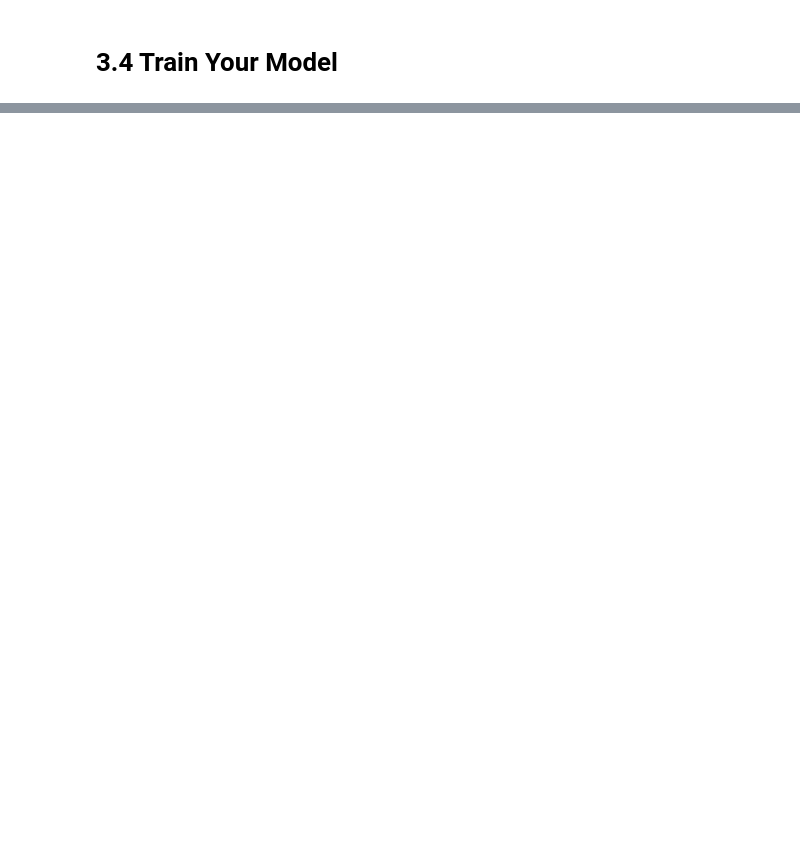
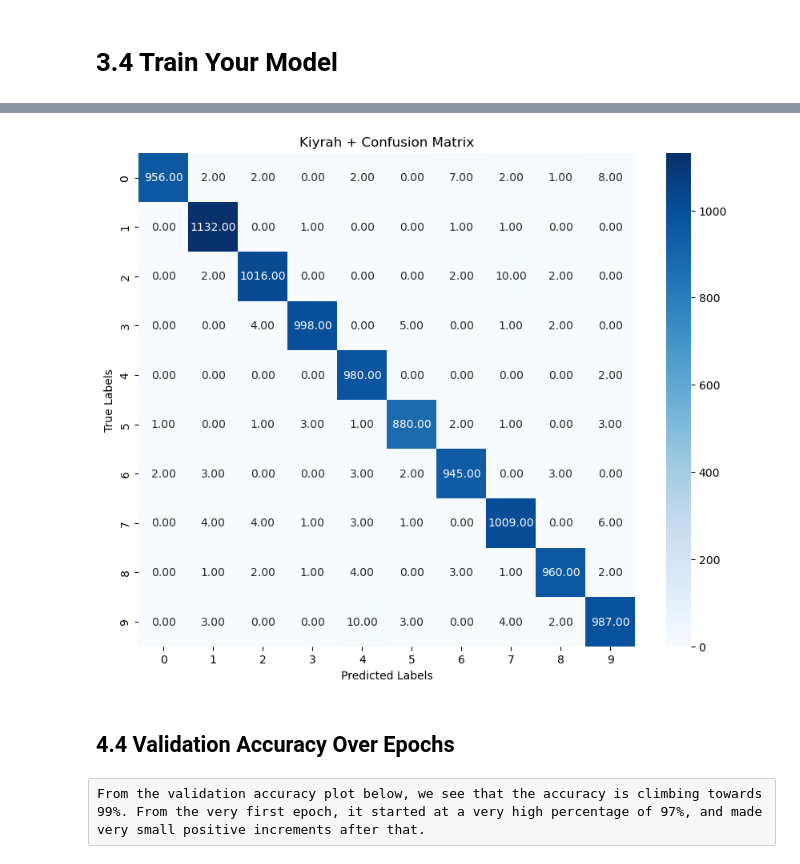
Before and after one commit to KiyrahKeith/CS457_Lab6, a Jupyter notebook: Kiyrah_Keith_Lab6.ipynb, the cells around one changed output, grey strips where cells are left out. Drawn from its saved outputs; the diff is of its cells as text; code cells hidden in the pictures; blank space fills up the shorter version.

```diff
--- a/Kiyrah_Keith_Lab6.ipynb
+++ b/Kiyrah_Keith_Lab6.ipynb
@@ -258,0 +351,17 @@ KeyboardInterrupt:
+# %%
+# Compute the confusion matrix
+cm = confusion_matrix(results['actual_labels'], results['predict_labels'])
+
+# Plotting the confusion matrix
+plt.figure(figsize=(10, 8))
+sns.heatmap(cm, annot=True, fmt='.2f', cmap='Blues', xticklabels=range(10), yticklabels=range(10))
+plt.title('Kiyrah + Confusion Matrix')
+plt.xlabel('Predicted Labels')
+plt.ylabel('True Labels')
+plt.show()
+# %% [output]
+[figure, added]
+# %% [markdown]
+## 4.4 Validation Accuracy Over Epochs
+# %% [raw]
+From the validation accuracy plot below, we see that the accuracy is climbing towards 99%. From the very first epoch, it started at a very high percentage of 97%, and made very small positive increments after that.
```
Also changed, not shown: parts of 22 cells of this notebook, 1 other file.
